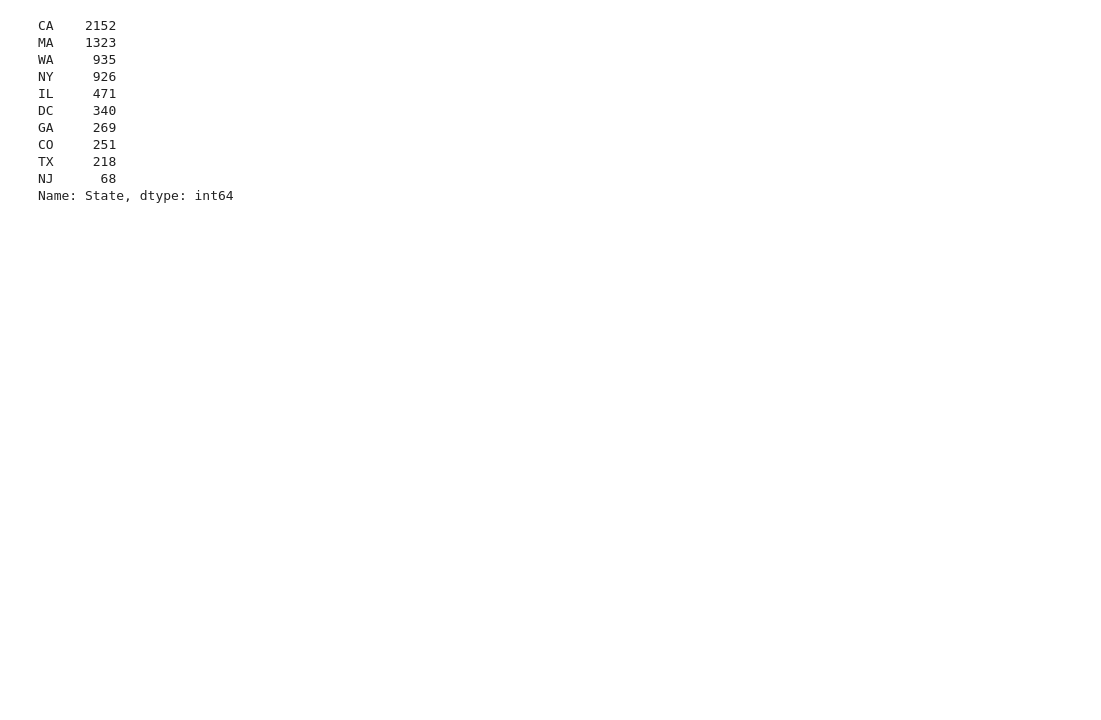
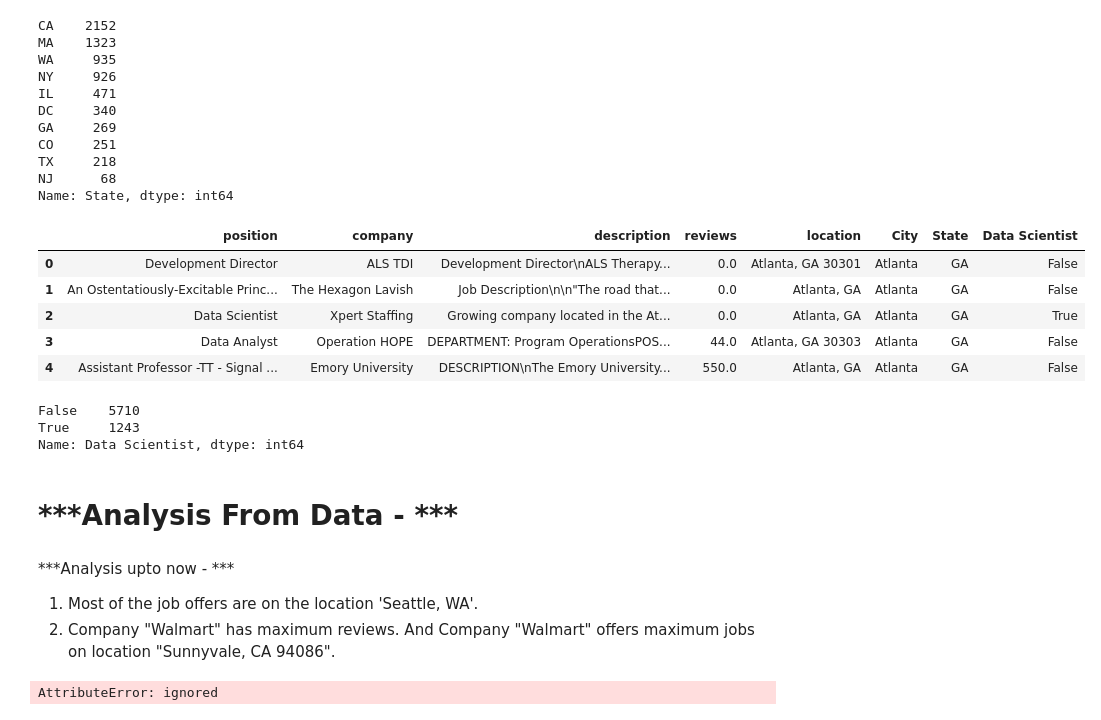
Before and after one commit to Ishikaaa/ML-Data-Scientist-job-market-in-the-US, a Jupyter notebook: Data_Scientist_job_market_in_the_US.ipynb, the cells around one changed output. Cells and saved outputs as stored; diff of their text form; code cells hidden in the pictures; blank space fills up the shorter version.

```diff
--- a/Data_Scientist_job_market_in_the_US.ipynb
+++ b/Data_Scientist_job_market_in_the_US.ipynb
@@ -275,3 +278,31 @@ CO     251
 TX     218
 NJ      68
 Name: State, dtype: int64
+# %%
+# adding a new column "Data Scientists"
+aaa=[]
+for i in dataset["position"]:
+    aaa.append(("Data Scientist" in i))
+dataset["Data Scientist"]=aaa
+dataset.head()
+# %% [output]
+|  | position | company | description | reviews | location | City | State | Data Scientist |
+| 0 | Development Director | ALS TDI | Development Director\nALS Therapy... | 0.0 | Atlanta, GA 30301 | Atlanta | GA | False |
+| 1 | An Ostentatiously-Excitable Princ... | The Hexagon Lavish | Job Description\n\n"The road that... | 0.0 | Atlanta, GA | Atlanta | GA | False |
+| 2 | Data Scientist | Xpert Staffing | Growing company located in the At... | 0.0 | Atlanta, GA | Atlanta | GA | True |
+| 3 | Data Analyst | Operation HOPE | DEPARTMENT: Program OperationsPOS... | 44.0 | Atlanta, GA 30303 | Atlanta | GA | False |
+| 4 | Assistant Professor -TT - Signal ... | Emory University | DESCRIPTION\nThe Emory University... | 550.0 | Atlanta, GA | Atlanta | GA | False |
+# %%
+dataset["Data Scientist"].value_counts()
+# %% [output]
+False    5710
+True     1243
+Name: Data Scientist, dtype: int64
+# %% [markdown]
+# ***Analysis From Data - ***
+# %% [markdown]
+***Analysis upto now - ***
+
+
+1.   Most of the job offers are on the location 'Seattle, WA'.
+2.   Company "Walmart" has maximum reviews. And Company "Walmart" offers maximum jobs on location "Sunnyvale, CA 94086".
@@ -277,0 +313,4 @@ Name: State, dtype: int64
+# %%
+dataset[dataset["company"]=="Walmart"].value_counts()
+# %% [output]
+AttributeError: ignored
```
Also changed, not shown: parts of 4 cells of this notebook.
